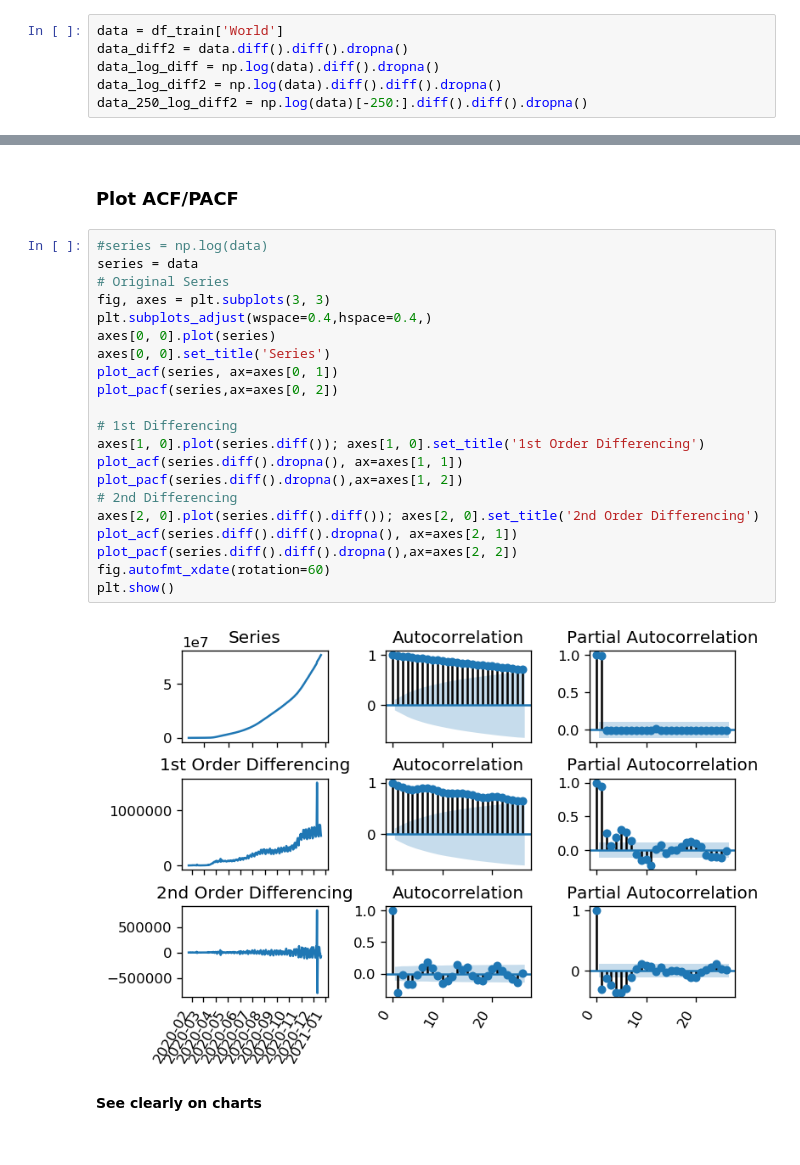
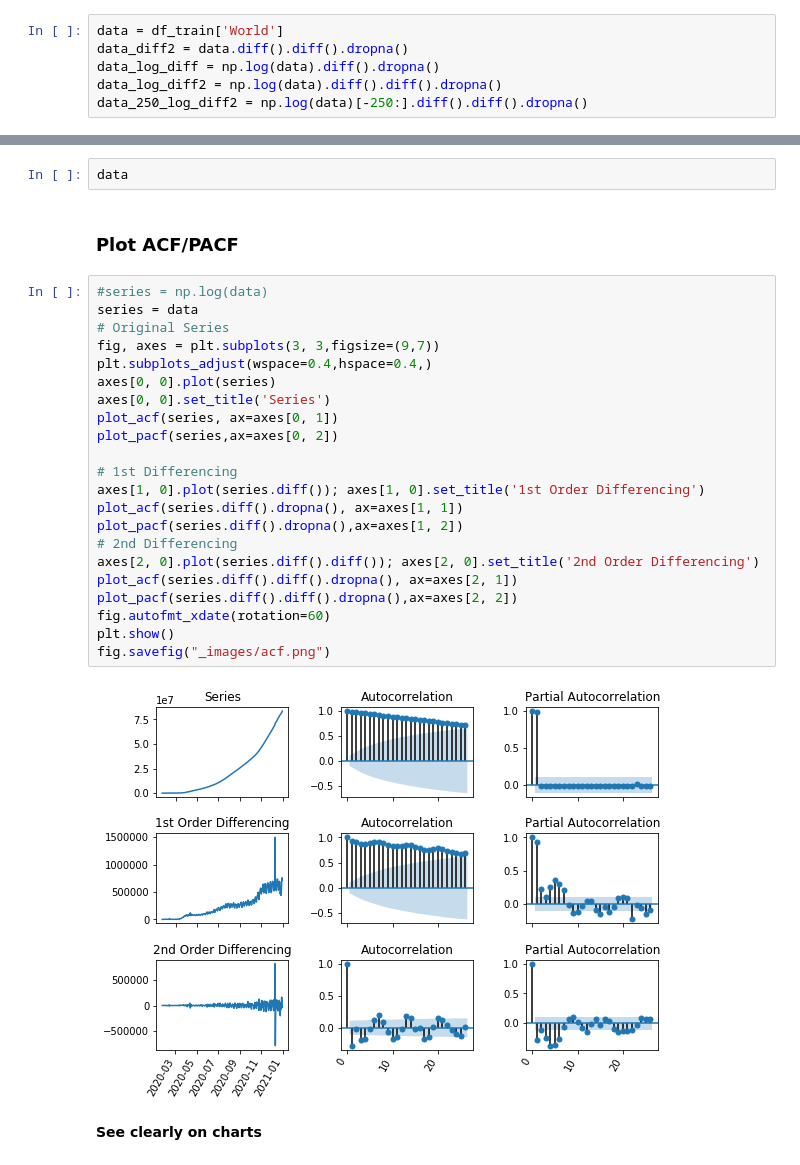
Before and after one commit to scleeza/COVID19Visualization, a Jupyter notebook: arima.ipynb, the cells around one changed output, grey strips where cells are left out. Drawn from its saved outputs; the diff is of its cells as text.

```diff
--- a/arima.ipynb
+++ b/arima.ipynb
@@ -251,28 +245,31 @@ Critical Values:
+# %%
+data
 # %% [markdown]
 ### Plot ACF/PACF
 # %%
 #series = np.log(data)
 series = data
 # Original Series
-fig, axes = plt.subplots(3, 3)
+fig, axes = plt.subplots(3, 3,figsize=(9,7))
 plt.subplots_adjust(wspace=0.4,hspace=0.4,)
 axes[0, 0].plot(series)
 axes[0, 0].set_title('Series')
 plot_acf(series, ax=axes[0, 1])
 plot_pacf(series,ax=axes[0, 2])
 
 # 1st Differencing
 axes[1, 0].plot(series.diff()); axes[1, 0].set_title('1st Order Differencing')
 plot_acf(series.diff().dropna(), ax=axes[1, 1])
 plot_pacf(series.diff().dropna(),ax=axes[1, 2])
 # 2nd Differencing
 axes[2, 0].plot(series.diff().diff()); axes[2, 0].set_title('2nd Order Differencing')
 plot_acf(series.diff().diff().dropna(), ax=axes[2, 1])
 plot_pacf(series.diff().diff().dropna(),ax=axes[2, 2])
 fig.autofmt_xdate(rotation=60)
 plt.show()
+fig.savefig("_images/acf.png")
 # %% [output]
-[figure, old version]
+[figure, new version]
 # %% [markdown]
 **See clearly on charts**
 # %%
```
Also changed, not shown: parts of 38 cells of this notebook, 15 other files.
